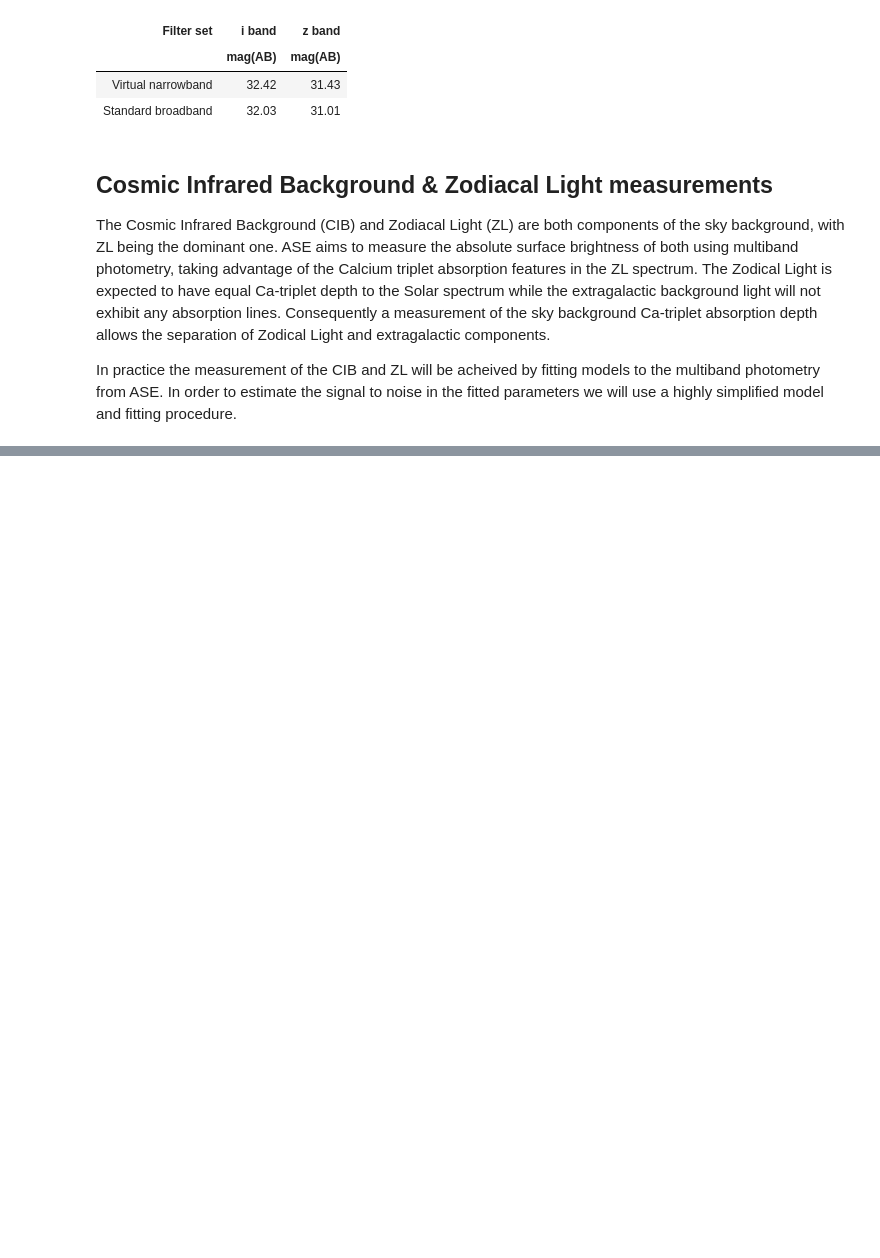
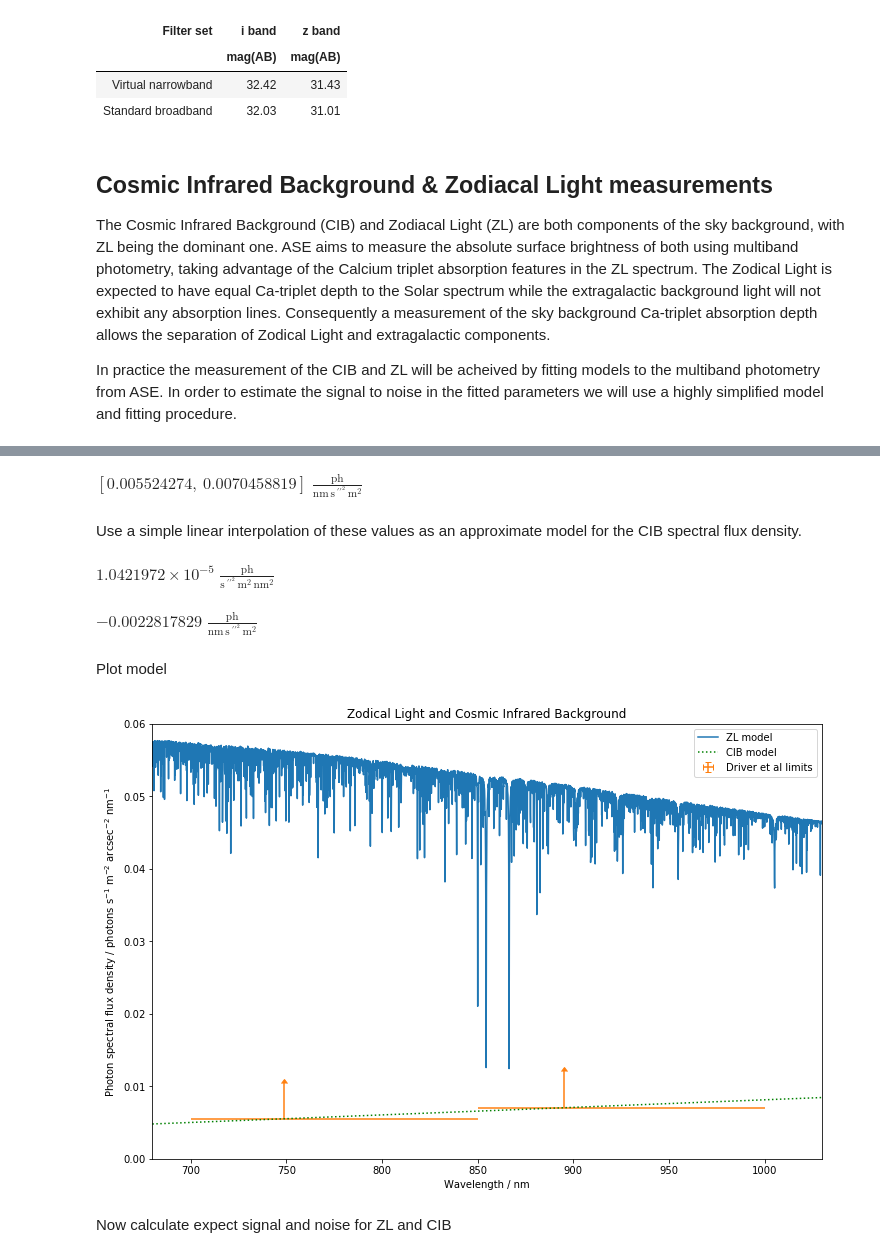
Before and after one commit to AstroHuntsman/gunagala, a Jupyter notebook: examples/Australian Space Eye 2017.ipynb, the cells around one changed output, grey strips where cells are left out. Cells and saved outputs as stored; diff of their text form; code cells hidden in the pictures; blank space fills up the shorter version.

```diff
--- a/examples/Australian Space Eye 2017.ipynb
+++ b/examples/Australian Space Eye 2017.ipynb
@@ -397 +408,43 @@ In practice the measurement of the CIB and ZL will be acheived by fitting models
+# %%
+cib_unsurface_brightness = cib_limit_sfd * u.arcsecond**2 # Need to change units to use spectral_density equivalencies
+cib_limit_photon = cib_unsurface_brightness.to(u.photon * u.s**-1 * u.m**-2 * u.nm**-1,
+                                    equivalencies=u.equivalencies.spectral_density(cib_waves))
+cib_limit_photon = cib_limit_photon / u.arcsecond**2 # Change back to surface brightness units
+cib_limit_photon
+# %% [output]
+$[0.005524274,~0.0070458819] \; \mathrm{\frac{ph}{nm\,s\,{}^{\prime\prime}^{2}\,m^{2}}}$
+# %% [markdown]
+Use a simple linear interpolation of these values as an approximate model for the CIB spectral flux density.
+# %%
+cib_gradient = (cib_limit_photon[1] - cib_limit_photon[0]) / (cib_waves[1] - cib_waves[0])
+cib_gradient = cib_gradient.to(u.photon * u.s**-1 * u.nm**-2 * u.arcsecond**-2 * u.m**-2)
+cib_gradient
+# %% [output]
+$1.0421972 \times 10^{-5} \; \mathrm{\frac{ph}{s\,{}^{\prime\prime}^{2}\,m^{2}\,nm^{2}}}$
+# %%
+cib_intercept = cib_limit_photon[0] - (cib_gradient * cib_waves[0])
+cib_intercept
+# %% [output]
+$-0.0022817829 \; \mathrm{\frac{ph}{nm\,s\,{}^{\prime\prime}^{2}\,m^{2}}}$
+# %%
+cib_model = lambda w: (cib_gradient * w + cib_intercept).to(u.photon * u.s**-1 * u.m**-2 * u.arcsecond**-2 * u.nm**-1)
+# %% [markdown]
+Plot model
+# %%
+plt.plot(ase_2017.sky.waves.to(u.nm),
+         ase_2017.sky.photon_sfd.to(u.photon * u.s**-1 * u.m**-2 * u.arcsecond**-2 * u.nm**-1), label='ZL model')
+plt.errorbar(cib_waves.to(u.nm).value, cib_limit_photon.value, xerr=((49,45), (101, 105)),
+             yerr=0.005, lolims=True, linestyle='none', label='Driver et al limits')
+plt.plot(ase_2017.wavelengths, cib_model(ase_2017.wavelengths), 'g:', label='CIB model')
+plt.legend()
+plt.xlim(680, 1030)
+plt.ylim(0,0.06)
+plt.title('Zodical Light and Cosmic Infrared Background')
+plt.xlabel('Wavelength / nm')
+plt.ylabel('Photon spectral flux density / photons s$^{-1}$ m$^{-2}$ arcsec$^{-2}$ nm$^{-1}$')
+plt.gcf().set_size_inches(12,8)
+# %% [output]
+[figure, added]
+# %% [markdown]
+Now calculate expect signal and noise for ZL and CIB
 # %%
```
Also changed, not shown: parts of 9 cells of this notebook, 1 other file.
